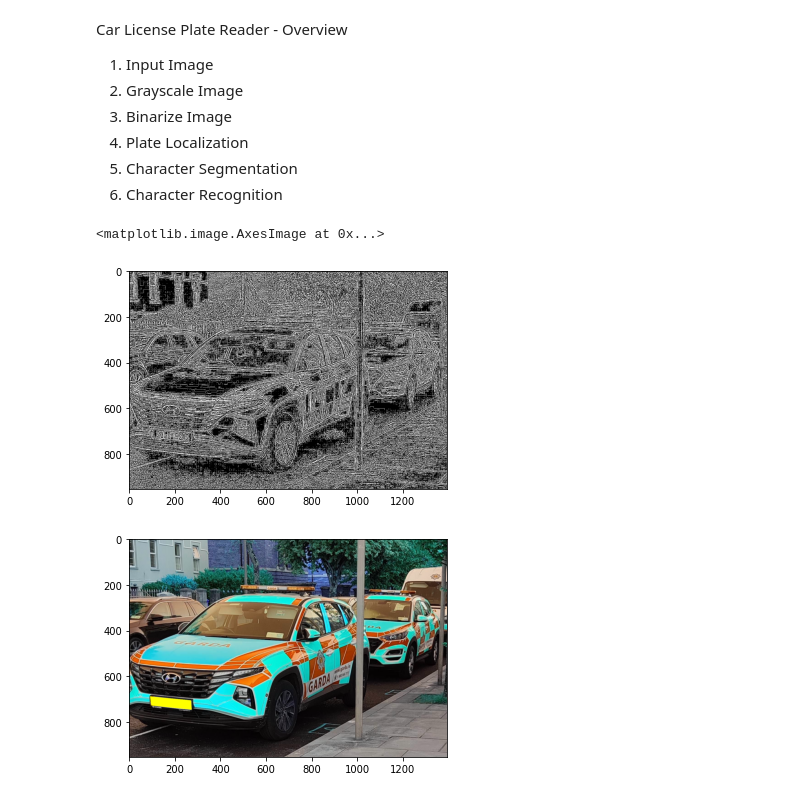
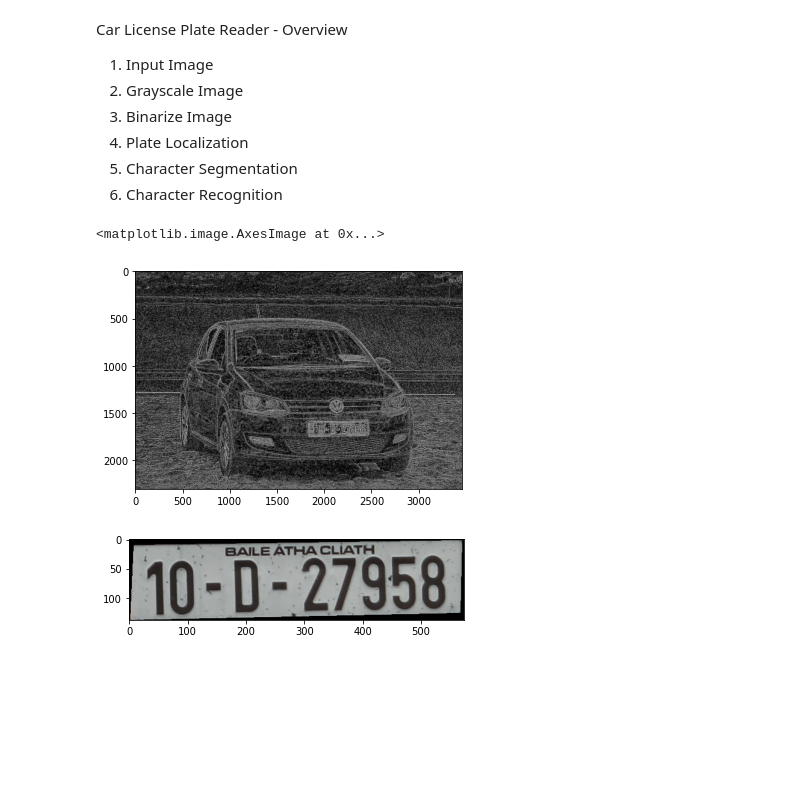
Before and after one commit to IP2324CarLicensePlateReader/CarLicensePlateReader, a Jupyter notebook: CarLicensePlatesReader.ipynb, the cells around one changed output. Cells and saved outputs as stored; diff of their text form; code cells hidden in the pictures; blank space fills up the shorter version.

Commit message:
Implemented Cropping Reg + Housekeeping

```diff
--- a/CarLicensePlatesReader.ipynb
+++ b/CarLicensePlatesReader.ipynb
@@ -24,8 +24,8 @@ The product is capable of recognising car license plates rotated, as well as a c
 """
 
 # Input Image
-I = cv2.imread("Sample Inputs/gardai_cars.jpg")
-# I = cv2.imread("Sample Inputs/personal.jpg")
+# I = cv2.imread("Sample Inputs/gardai_cars.jpg")
+I = cv2.imread("Sample Inputs/personal.jpg")
 # I = cv2.imread("Sample Inputs/personal_two.jpg")
 
 # HSV Image
@@ -38,41 +38,49 @@ B = cv2.adaptiveThreshold(G, maxValue = 255, adaptiveMethod = cv2.ADAPTIVE_THRES
 
 
 # Plate Localization
+blank = np.zeros_like(I)
+cropping_coord = []
 contours, hierarchy = cv2.findContours(image=B, mode=cv2.RETR_EXTERNAL, method=cv2.CHAIN_APPROX_NONE)
 image_copy = cv2.cvtColor(I.copy(), cv2.COLOR_BGR2RGB)
 
 for contour in contours:
     x, y, w, h = cv2.boundingRect(contour)
 
     epsilon = 0.04 * cv2.arcLength(contour, True)
     approx = cv2.approxPolyDP(contour, epsilon, True)
 
     # check 1 - No smaller than a standard plate
     check_one = cv2.contourArea(contour) > (h*w/2)
     # check 2 - No larger than a standard plate
     check_two = cv2.contourArea(contour) < (h*w*2)
     # check 4 - Too small to reliably extract text
     check_three = cv2.contourArea(contour) > 500
     # check 4 - Box found is sideways
     check_four = h < w
 
     total_checks = check_one and check_two and check_three and check_four
 
     if len(approx) == 4:
         if (h*5.5) > w and (h*7) > w:
             if  total_checks:
-                cv2.drawContours(image_copy, [approx], 0, (255, 255, 255), -1)
+                cv2.drawContours(blank, [approx], 0, (255, 255, 255), -1)
+                cropping_coord.append((x, y, w, h))
+
 
 # Plate Cropping
-
+reg = cv2.bitwise_and(I, I, mask=cv2.cvtColor(blank, cv2.COLOR_BGR2GRAY))
+x, y, w, h = cropping_coord[0]
+CROP = reg[y:y+h,x:x+w]
 
 fig, args = plt.subplots(1, 1)
 args.imshow(B, cmap="gray")
+
 image_copy = cv2.cvtColor(image_copy, cv2.COLOR_BGR2RGB)
-cv2.imwrite("g3.jpg", image_copy)
+cv2.imwrite("temporary_image.jpg", CROP)
+
 fig2, arg = plt.subplots(1, 1)
-arg.imshow(image_copy)
+arg.imshow(CROP)
 # %% [output]
 <matplotlib.image.AxesImage at 0x...>
-[figure, old version]
+[figure, new version]
-[figure, old version]
+[figure, new version]
```
Also changed, not shown: 4 other files.
